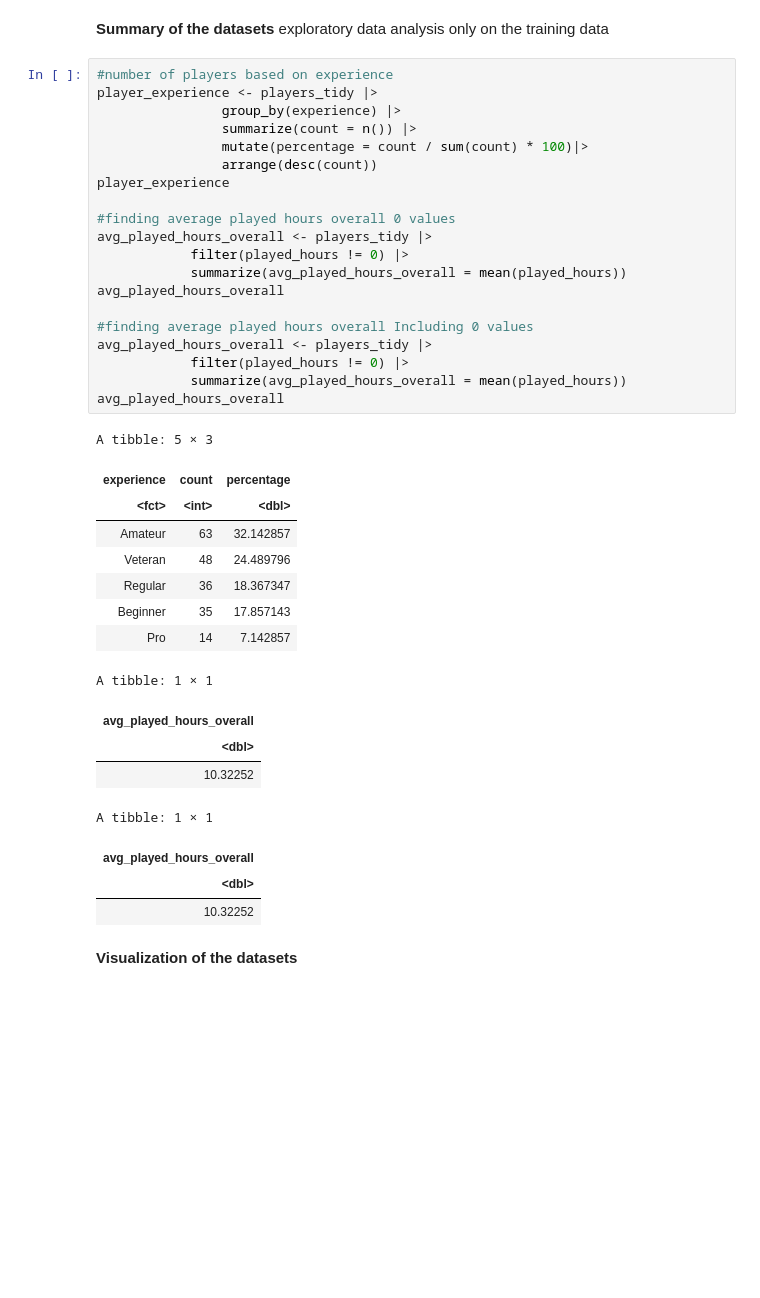
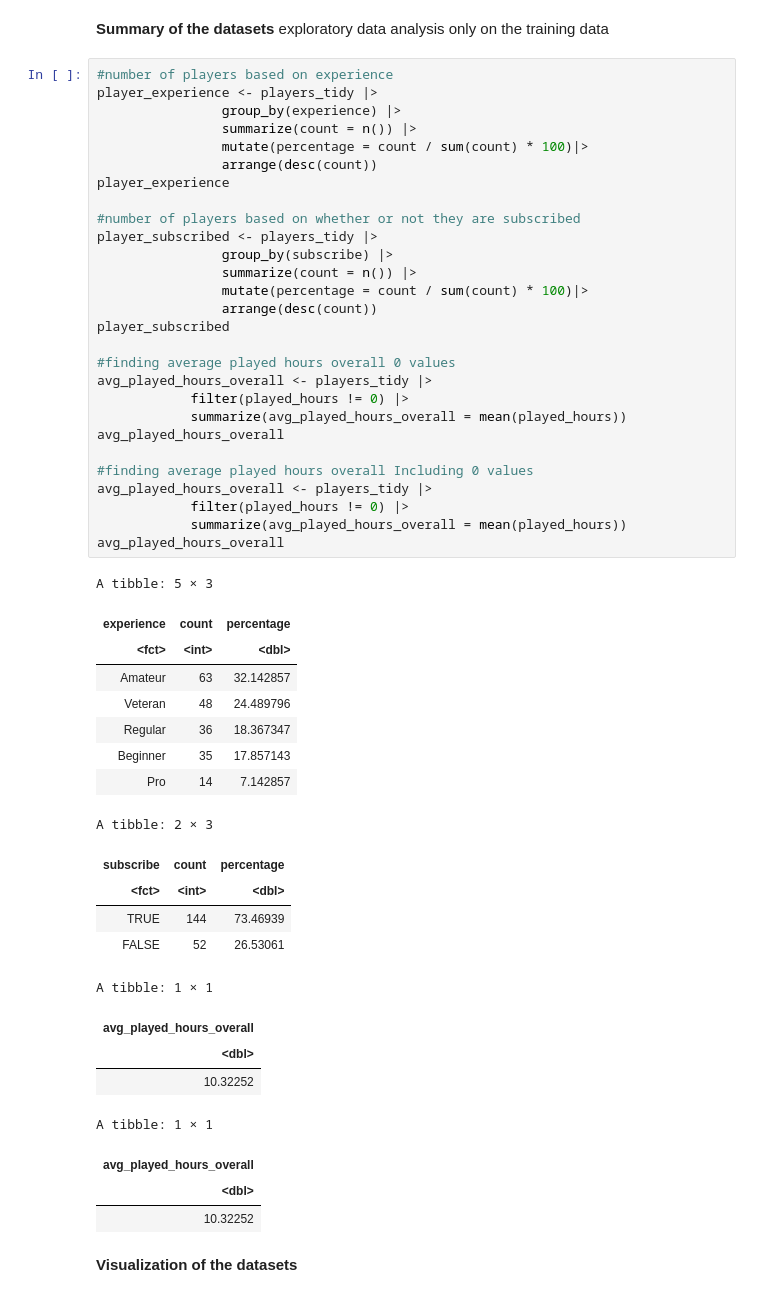
Before and after one commit to duybau2006/Data-Science-100-Group-Project, a Jupyter notebook: Group Project Final Report.ipynb, the cells around one changed output. Cells and saved outputs as stored; diff of their text form; blank space fills up the shorter version.

Commit message:
Visualization + wrangling again + subscribe

```diff
--- a/Group Project Final Report.ipynb
+++ b/Group Project Final Report.ipynb
@@ -143,39 +127,52 @@ exploratory data analysis only on the training data
 # %%
 #number of players based on experience
 player_experience <- players_tidy |>
                 group_by(experience) |>
                 summarize(count = n()) |>
                 mutate(percentage = count / sum(count) * 100)|>
                 arrange(desc(count))
 player_experience
+
+#number of players based on whether or not they are subscribed
+player_subscribed <- players_tidy |>
+                group_by(subscribe) |>
+                summarize(count = n()) |>
+                mutate(percentage = count / sum(count) * 100)|>
+                arrange(desc(count))
+player_subscribed
 
 #finding average played hours overall 0 values
 avg_played_hours_overall <- players_tidy |>
             filter(played_hours != 0) |>
             summarize(avg_played_hours_overall = mean(played_hours))
 avg_played_hours_overall
 
 #finding average played hours overall Including 0 values
 avg_played_hours_overall <- players_tidy |>
             filter(played_hours != 0) |>
             summarize(avg_played_hours_overall = mean(played_hours))
 avg_played_hours_overall
 # %% [output]
 A tibble: 5 × 3
 | experience | count | percentage |
 | <fct> | <int> | <dbl> |
 | Amateur | 63 | 32.142857 |
 | Veteran | 48 | 24.489796 |
 | Regular | 36 | 18.367347 |
 | Beginner | 35 | 17.857143 |
 | Pro | 14 | 7.142857 |
-A tibble: 1 × 1
+A tibble: 2 × 3
-| avg_played_hours_overall |
-| <dbl> |
-| 10.32252 |
+| subscribe | count | percentage |
+| <fct> | <int> | <dbl> |
+| TRUE | 144 | 73.46939 |
+| FALSE | 52 | 26.53061 |
 A tibble: 1 × 1
 | avg_played_hours_overall |
 | <dbl> |
 | 10.32252 |
+A tibble: 1 × 1
+| avg_played_hours_overall |
+| <dbl> |
+| 10.32252 |
 # %% [markdown]
 **Visualization of the datasets**
```
Also changed, not shown: parts of 3 cells of this notebook.
